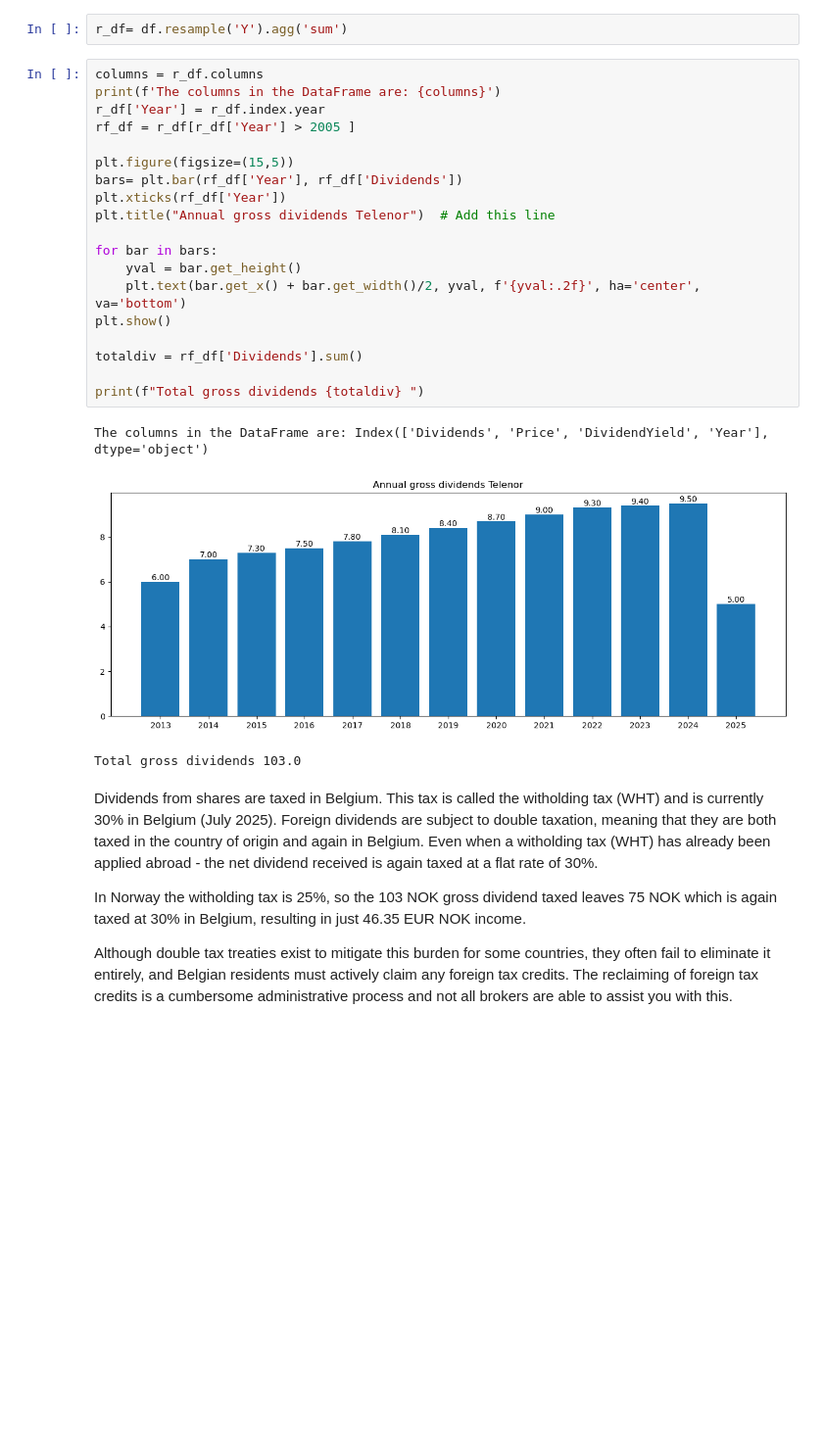
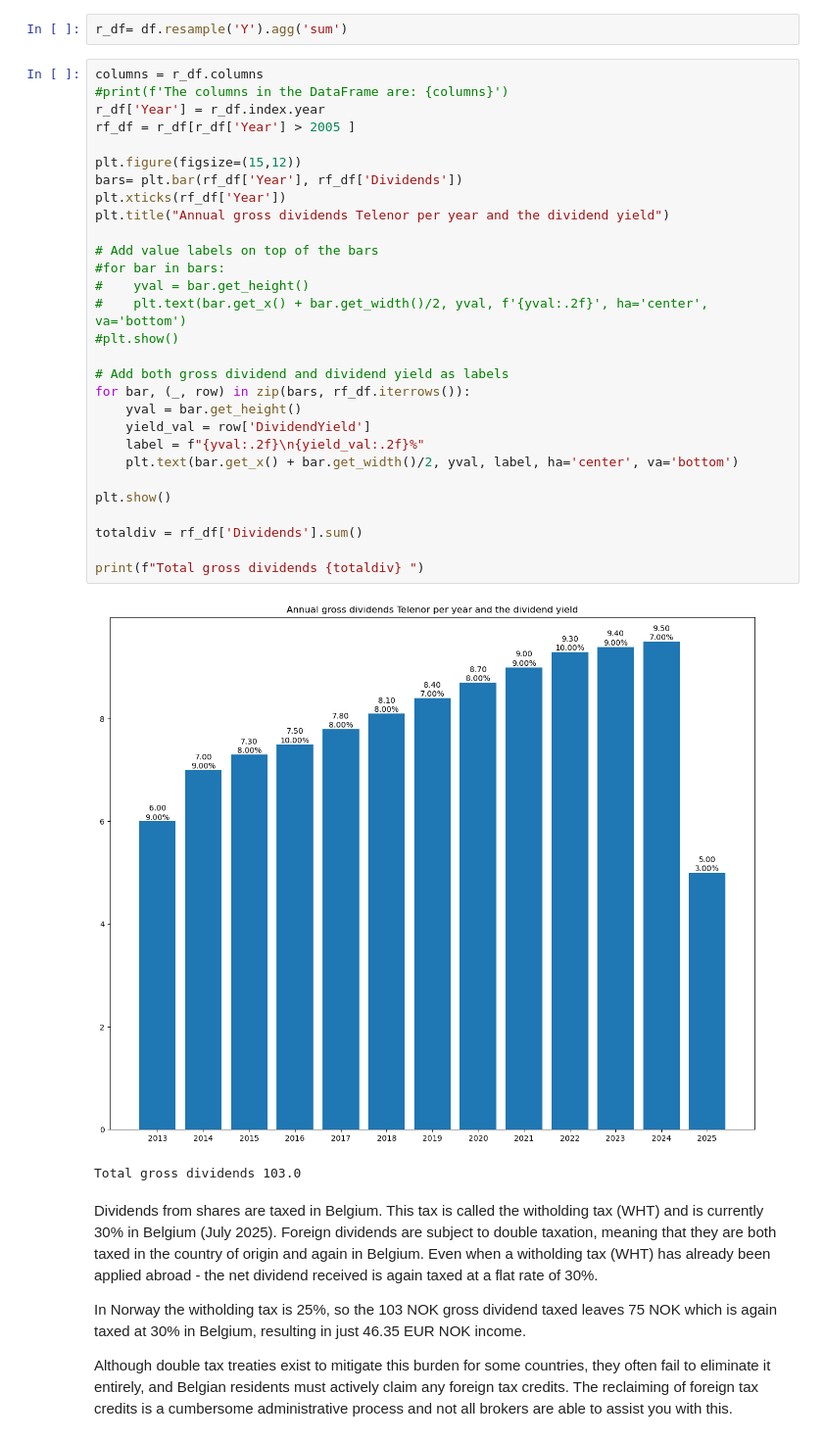
Before and after one commit to jorisp/tradingnotebooks, a Jupyter notebook: dividends.ipynb, the cells around one changed output. Shown: that part at 98% size. Cells and saved outputs as stored; diff of their text form; blank space fills up the shorter version.

```diff
--- a/dividends.ipynb
+++ b/dividends.ipynb
@@ -50,27 +105,36 @@ df
 r_df= df.resample('Y').agg('sum')
 # %%
 columns = r_df.columns
-print(f'The columns in the DataFrame are: {columns}')
+#print(f'The columns in the DataFrame are: {columns}')
 r_df['Year'] = r_df.index.year
 rf_df = r_df[r_df['Year'] > 2005 ]
 
-plt.figure(figsize=(15,5))
+plt.figure(figsize=(15,12))
 bars= plt.bar(rf_df['Year'], rf_df['Dividends'])
 plt.xticks(rf_df['Year'])
-plt.title("Annual gross dividends Telenor")  # Add this line
+plt.title("Annual gross dividends Telenor per year and the dividend yield")
 
-for bar in bars:
+# Add value labels on top of the bars
+#for bar in bars:
+#    yval = bar.get_height()
+#    plt.text(bar.get_x() + bar.get_width()/2, yval, f'{yval:.2f}', ha='center', va='bottom')
+#plt.show()
+
+# Add both gross dividend and dividend yield as labels
+for bar, (_, row) in zip(bars, rf_df.iterrows()):
     yval = bar.get_height()
-    plt.text(bar.get_x() + bar.get_width()/2, yval, f'{yval:.2f}', ha='center', va='bottom')
+    yield_val = row['DividendYield']
+    label = f"{yval:.2f}\n{yield_val:.2f}%"
+    plt.text(bar.get_x() + bar.get_width()/2, yval, label, ha='center', va='bottom')
+
 plt.show()
 
 totaldiv = rf_df['Dividends'].sum()
 
 print(f"Total gross dividends {totaldiv} ")
 # %% [output]
+[figure, new version]
-The columns in the DataFrame are: Index(['Dividends', 'Price', 'DividendYield', 'Year'], dtype='object')
+Total gross dividends 103.0
-[figure, old version]
-Total gross dividends 103.0
 # %% [markdown]
 Dividends from shares are taxed in Belgium. This tax is called the witholding tax (WHT) and is currently 30% in Belgium (July 2025). Foreign dividends are subject to double taxation, meaning that they are both taxed in the country of origin and again in Belgium. Even when a witholding tax (WHT) has already been applied abroad - the net dividend received is again taxed at a flat rate of 30%.
 
```
Also changed, not shown: parts of 7 cells of this notebook.
